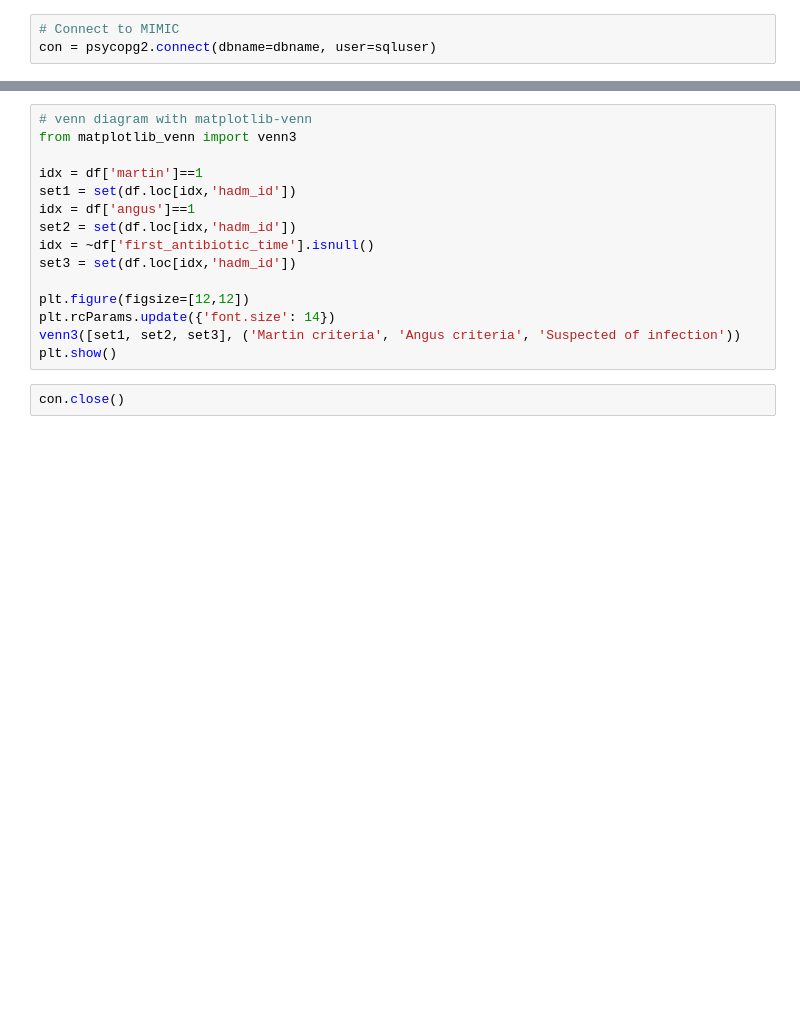
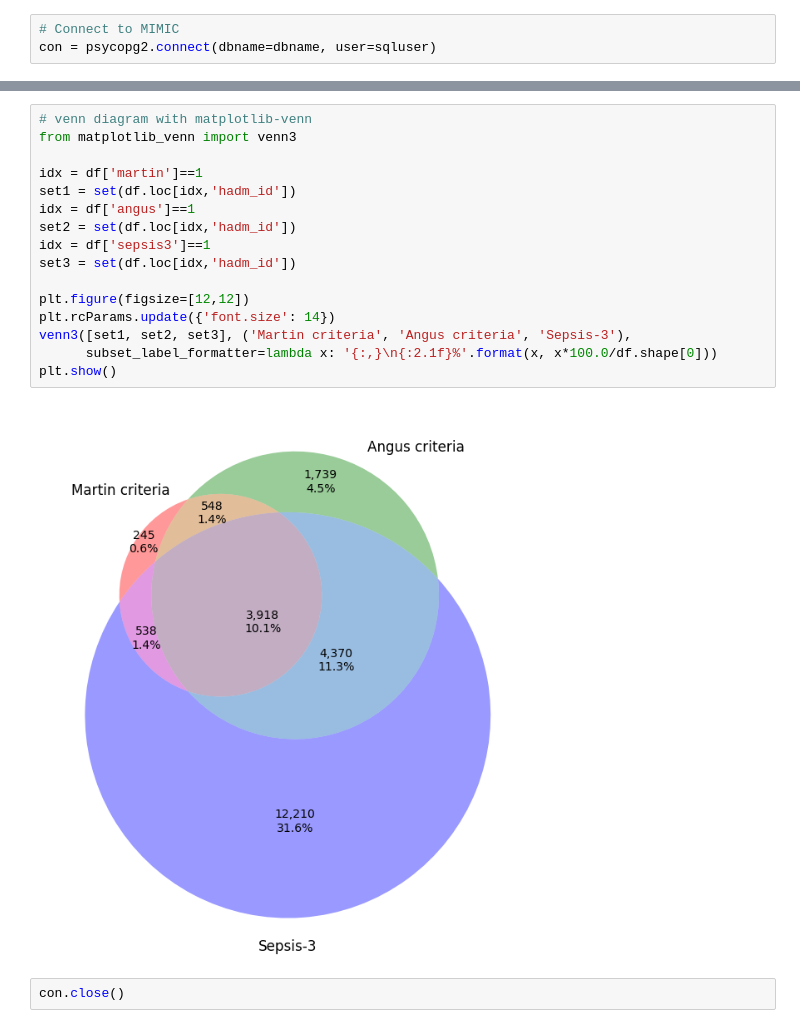
Before and after one commit to MIT-LCP/mimic-code-paper, a Jupyter notebook: notebooks/sepsis.ipynb, the cells around one changed output, grey strips where cells are left out. Drawn from its saved outputs; the diff is of its cells as text; blank space fills up the shorter version.

```diff
--- a/notebooks/sepsis.ipynb
+++ b/notebooks/sepsis.ipynb
@@ -68,17 +104,20 @@ print('{:5g} with Martin and suspected sepsis'.format(
 # %%
 # venn diagram with matplotlib-venn
 from matplotlib_venn import venn3
 
 idx = df['martin']==1
 set1 = set(df.loc[idx,'hadm_id'])
 idx = df['angus']==1
 set2 = set(df.loc[idx,'hadm_id'])
-idx = ~df['first_antibiotic_time'].isnull()
+idx = df['sepsis3']==1
 set3 = set(df.loc[idx,'hadm_id'])
 
 plt.figure(figsize=[12,12])
 plt.rcParams.update({'font.size': 14})
-venn3([set1, set2, set3], ('Martin criteria', 'Angus criteria', 'Suspected of infection'))
+venn3([set1, set2, set3], ('Martin criteria', 'Angus criteria', 'Sepsis-3'),
+      subset_label_formatter=lambda x: '{:,}\n{:2.1f}%'.format(x, x*100.0/df.shape[0]))
 plt.show()
+# %% [output]
+[figure, added]
 # %%
 con.close()
```
Also changed, not shown: parts of 3 cells of this notebook.
